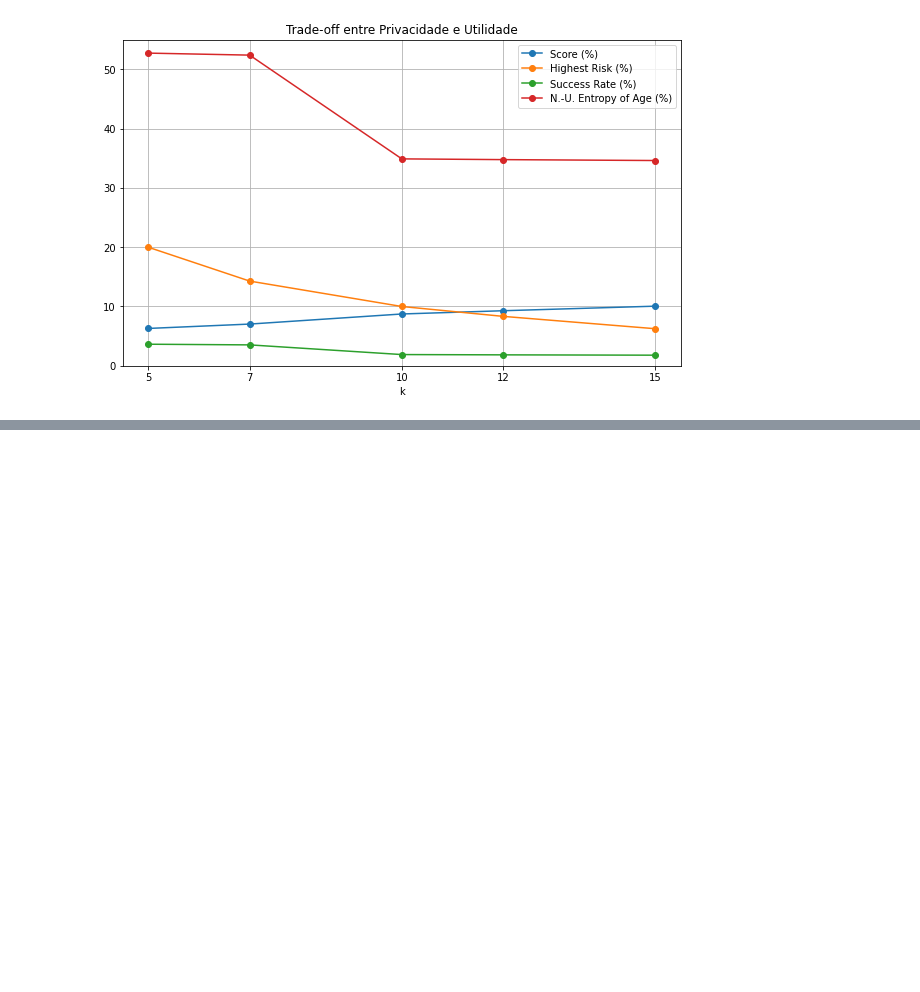
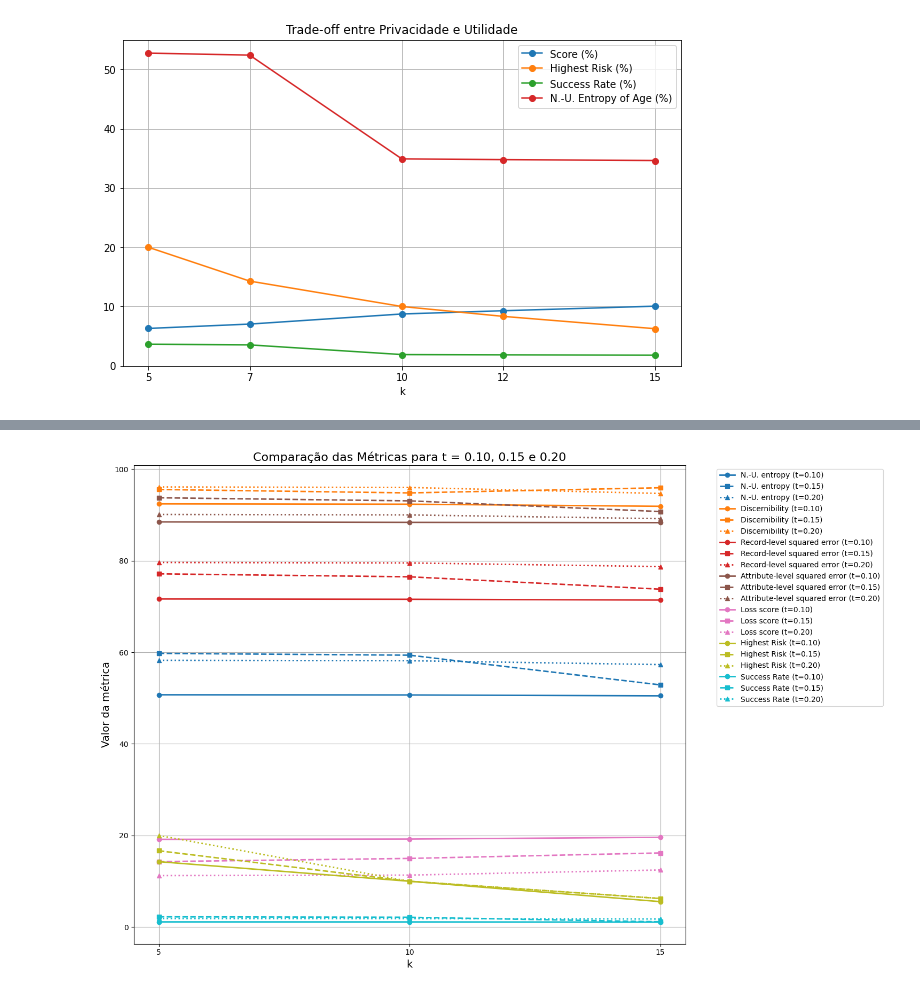
Before and after one commit to matildesimoes/privacidade, a Jupyter notebook: privacidade.ipynb, the cells around one changed output, grey strips where cells are left out. Cells and saved outputs as stored; diff of their text form; code cells hidden in the pictures; blank space fills up the shorter version.

```diff
--- a/privacidade.ipynb
+++ b/privacidade.ipynb
@@ -200,0 +261,68 @@ plt.show()
+# %%
+import pandas as pd
+import matplotlib.pyplot as plt
+import matplotlib.cm as cm
+
+# Carregar os dados
+df_01 = pd.read_csv("results_01.csv")
+df_015 = pd.read_csv("results_015.csv")
+df_02 = pd.read_csv("results_02.csv")
+
+# Selecionar métricas
+metrics = df_01.columns.drop(['k', 't'])
+
+# Gerar cores únicas para cada métrica
+colors = cm.get_cmap('tab10', len(metrics))  # ou 'Set1', 'tab20', etc.
+
+# Estilos de linha por t
+linestyles = {
+    0.1: 'solid',
+    0.15: 'dashed',
+    0.2: 'dotted'
+}
+
+# Marcadores por t
+markers = {
+    0.1: 'o',
+    0.15: 's',
+    0.2: '^'
+}
+
+# Criar gráfico
+plt.figure(figsize=(15, 10))
+
+for i, metric in enumerate(metrics):
+    plt.plot(df_01['k'], df_01[metric],
+             label=f'{metric} (t=0.10)',
+             color=colors(i),
+             linestyle=linestyles[0.1],
+             marker=markers[0.1],
+             linewidth=2,
+             markersize=6)
+
+    plt.plot(df_015['k'], df_015[metric],
+             label=f'{metric} (t=0.15)',
+             color=colors(i),
+             linestyle=linestyles[0.15],
+             marker=markers[0.15],
+             linewidth=2,
+             markersize=6)
+
+    plt.plot(df_02['k'], df_02[metric],
+             label=f'{metric} (t=0.20)',
+             color=colors(i),
+             linestyle=linestyles[0.2],
+             marker=markers[0.2],
+             linewidth=2,
+             markersize=6)
+
+plt.xticks(df_01['k'])
+plt.title('Comparação das Métricas para t = 0.10, 0.15 e 0.20', fontsize=16)
+plt.xlabel('k', fontsize=14)
+plt.ylabel('Valor da métrica', fontsize=14)
+plt.grid(True)
+plt.legend(bbox_to_anchor=(1.05, 1), loc='upper left', fontsize=10)
+plt.tight_layout()
+plt.show()
+# %% [output]
+[figure, added]
```
Also changed, not shown: parts of 3 cells of this notebook, 3 other files.
